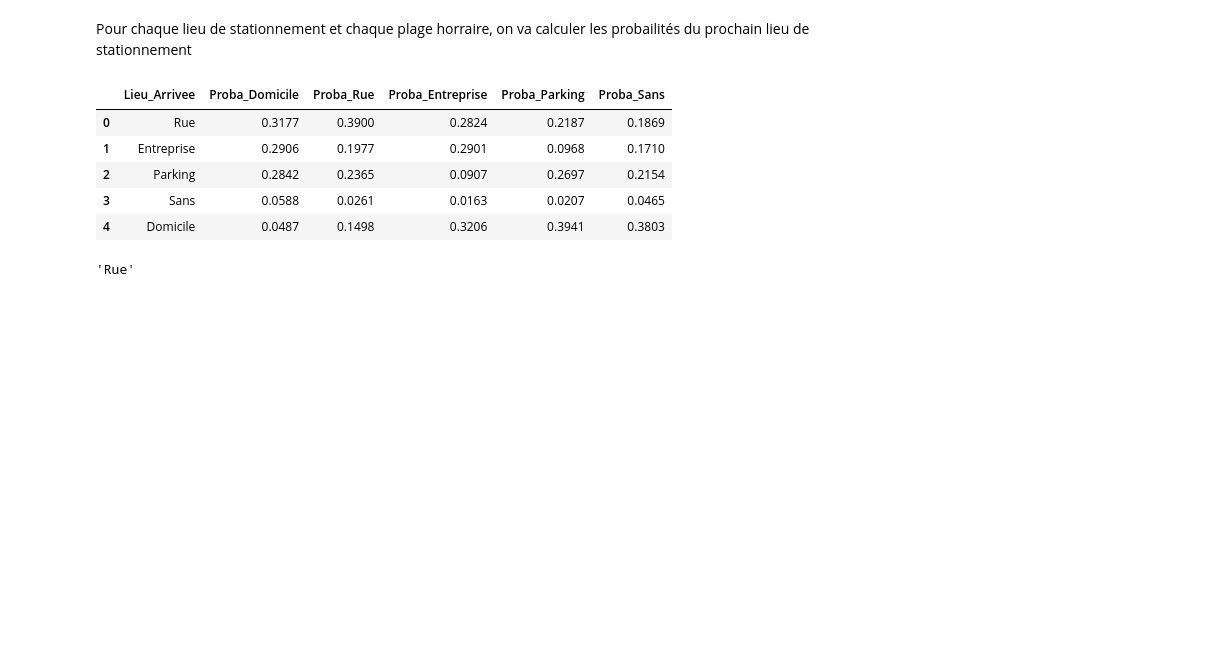
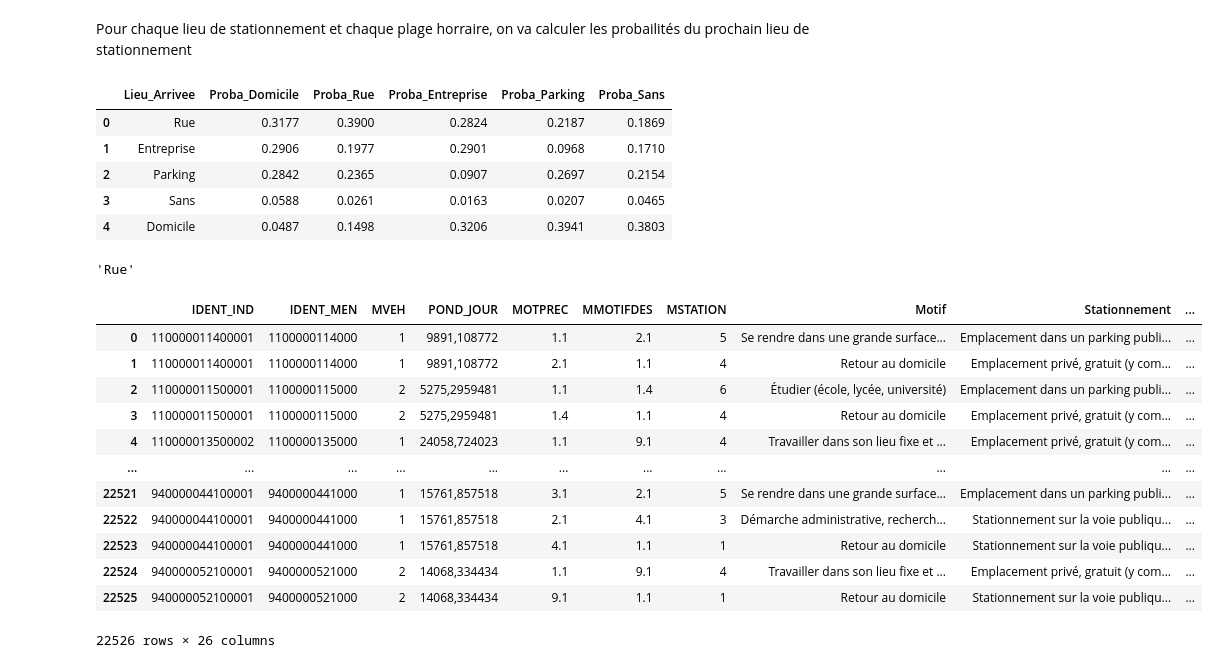
Before and after one commit to kilianguillon/Projet_statapp, a Jupyter notebook: script_main.ipynb, the cells around one changed output. Saved outputs shown, nothing was run; the diff lists cells and outputs as text; code cells hidden in the pictures; blank space fills up the shorter version.

```diff
--- a/script_main.ipynb
+++ b/script_main.ipynb
@@ -602,3 +602,19 @@ def lieu_arrivee(lieu_depart, heure_depart): #juste l'heure, les minutes ne sont
 lieu_arrivee("Domicile", 13.30)
 # %% [output]
 'Rue'
+# %%
+EMP
+# %% [output]
+|  | IDENT_IND | IDENT_MEN | MVEH | POND_JOUR | MOTPREC | MMOTIFDES | MSTATION | Motif | Stationnement | ... |
+| 0 | 110000011400001 | 1100000114000 | 1 | 9891,108772 | 1.1 | 2.1 | 5 | Se rendre dans une grande surface... | Emplacement dans un parking publi... | ... |
+| 1 | 110000011400001 | 1100000114000 | 1 | 9891,108772 | 2.1 | 1.1 | 4 | Retour au domicile | Emplacement privé, gratuit (y com... | ... |
+| 2 | 110000011500001 | 1100000115000 | 2 | 5275,2959481 | 1.1 | 1.4 | 6 | Étudier (école, lycée, université) | Emplacement dans un parking publi... | ... |
+| 3 | 110000011500001 | 1100000115000 | 2 | 5275,2959481 | 1.4 | 1.1 | 4 | Retour au domicile | Emplacement privé, gratuit (y com... | ... |
+| 4 | 110000013500002 | 1100000135000 | 1 | 24058,724023 | 1.1 | 9.1 | 4 | Travailler dans son lieu fixe et ... | Emplacement privé, gratuit (y com... | ... |
+| ... | ... | ... | ... | ... | ... | ... | ... | ... | ... | ... |
+| 22521 | 940000044100001 | 9400000441000 | 1 | 15761,857518 | 3.1 | 2.1 | 5 | Se rendre dans une grande surface... | Emplacement dans un parking publi... | ... |
+| 22522 | 940000044100001 | 9400000441000 | 1 | 15761,857518 | 2.1 | 4.1 | 3 | Démarche administrative, recherch... | Stationnement sur la voie publiqu... | ... |
+| 22523 | 940000044100001 | 9400000441000 | 1 | 15761,857518 | 4.1 | 1.1 | 1 | Retour au domicile | Stationnement sur la voie publiqu... | ... |
+| 22524 | 940000052100001 | 9400000521000 | 2 | 14068,334434 | 1.1 | 9.1 | 4 | Travailler dans son lieu fixe et ... | Emplacement privé, gratuit (y com... | ... |
+| 22525 | 940000052100001 | 9400000521000 | 2 | 14068,334434 | 9.1 | 1.1 | 1 | Retour au domicile | Stationnement sur la voie publiqu... | ... |
+22526 rows × 26 columns
```
